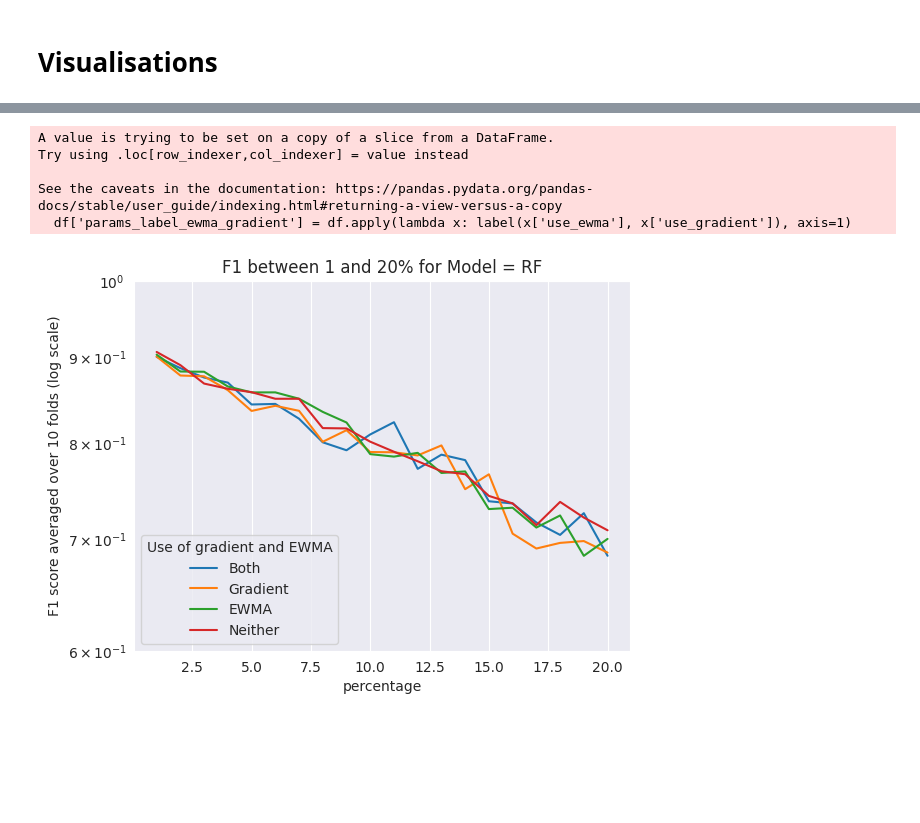
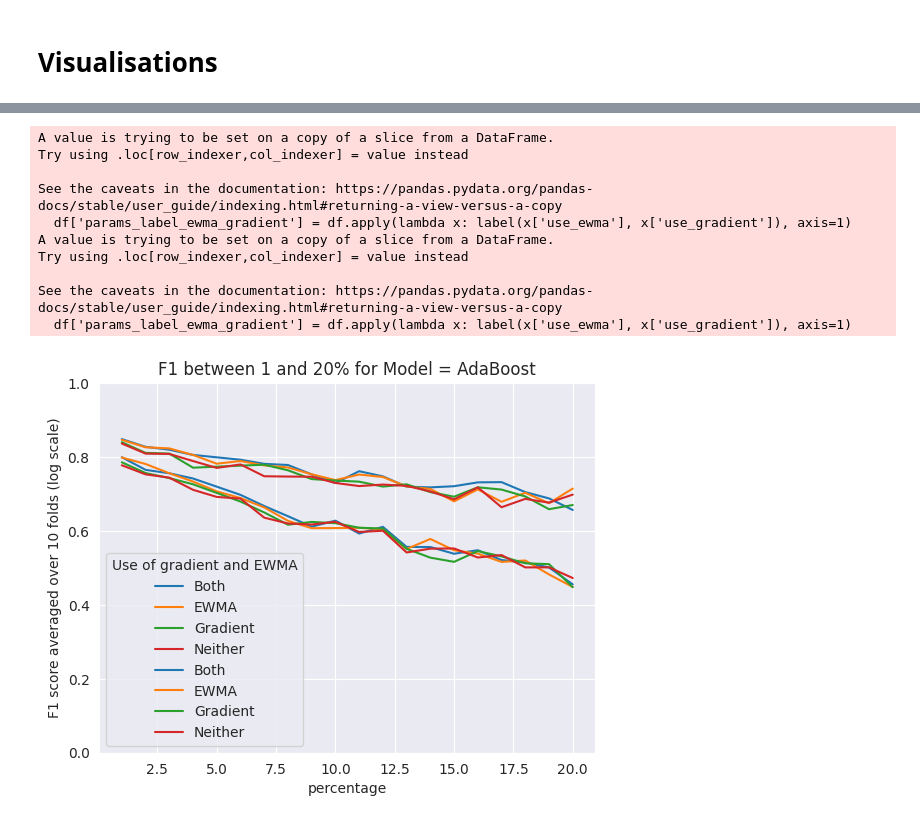
Before and after one commit to IDMP-B-2022/done-soon, a Jupyter notebook: notebooks/analysis.ipynb, the cells around one changed output, grey strips where cells are left out. Cells and saved outputs as stored; diff of their text form; code cells hidden in the pictures; blank space fills up the shorter version.

```diff
--- a/notebooks/analysis.ipynb
+++ b/notebooks/analysis.ipynb
@@ -45,0 +87,18 @@ data, per_problem = parse_files(Path('./analysis'))
+# %%
+def select_hyperparameters(df, best=True):
+    grouped = df.groupby(['percentage', 'model', 'use_ewma', 'use_gradient', 'hyperparameter_hash'])[
+        'f1'].mean().reset_index()
+    resulting_f1 = grouped.groupby(['percentage', 'model', 'use_ewma', 'use_gradient'])['f1'].idxmax() if best else \
+        grouped.groupby(['percentage', 'model', 'use_ewma', 'use_gradient'])['f1'].idxmin()
+
+    max_f1_rows = grouped.loc[resulting_f1]
+
+    result_df = pd.merge(df, max_f1_rows[['percentage', 'model', 'use_ewma', 'use_gradient', 'hyperparameter_hash']],
+                         on=['percentage', 'model', 'use_ewma', 'use_gradient', 'hyperparameter_hash'],
+                         how='inner')
+
+    return result_df
+
+
+best_selected_models = select_hyperparameters(data)
+worst_selected_models = select_hyperparameters(data, best=False)
@@ -94,27 +193,48 @@ See the caveats in the documentation: https://pandas.pydata.org/pandas-docs/stab
 # %%
 def plot_average_performance_between_percentages_inclusive(data_df, model, min_p, max_p):
     model_only = data_df[data_df['model'] == model]
 
+    hues = ['Both', 'EWMA', 'Gradient', 'Neither']
+
     labels_added = label_ewma_and_gradients(model_only)
     labels_added = labels_added[
-        labels_added['params_label_ewma_gradient'].isin(['Both', 'Neither', 'EWMA', 'Gradient'])]
+        labels_added['params_label_ewma_gradient'].isin(hues)]
 
-    seaborn.lineplot(data=labels_added, x='percentage', y='f1', hue='params_label_ewma_gradient', errorbar=None).set(
+    seaborn.lineplot(data=labels_added, x='percentage', y='f1', hue='params_label_ewma_gradient', errorbar=None,
+                     hue_order=hues).set(
         title=f"F1 between {min_p} and {max_p}% for Model = {model}",
-        ylabel="F1 score averaged over 10 folds (log scale)", yscale='log')
+        ylabel="F1 score averaged over 10 folds (log scale)")
     plt.legend(title='Use of gradient and EWMA', loc='lower left')
 
-    plt.ylim(0.6, 1)
+    plt.ylim(0, 1)
 
 
-plot_average_performance_between_percentages_inclusive(data, 'RF', 1, 20)
+def plot_best_and_worst(best, worst, model):
+    plot_average_performance_between_percentages_inclusive(best, model, 1, 20)
+    plot_average_performance_between_percentages_inclusive(worst, model, 1, 20)
+    plt.show()
+
+plot_best_and_worst(best_selected_models, worst_selected_models, 'AdaBoost')
+# plot_average_performance_between_percentages_inclusive(best_selected_models, 'ET', 1, 20)
+# plot_average_performance_between_percentages_inclusive(best_selected_models, 'MLP', 1, 20)
+# plot_average_performance_between_percentages_inclusive(best_selected_models, 'DUM', 1, 20)
+#
+# plot_average_performance_between_percentages_inclusive(best_selected_models, 'AdaBoost', 1, 20)
+# plot_average_performance_between_percentages_inclusive(best_selected_models, 'ET', 1, 20)
+# plot_average_performance_between_percentages_inclusive(best_selected_models, 'MLP', 1, 20)
+# plot_average_performance_between_percentages_inclusive(best_selected_models, 'DUM', 1, 20)
 # %% [output]
 A value is trying to be set on a copy of a slice from a DataFrame.
 Try using .loc[row_indexer,col_indexer] = value instead
 
 See the caveats in the documentation: https://pandas.pydata.org/pandas-docs/stable/user_guide/indexing.html#returning-a-view-versus-a-copy
   df['params_label_ewma_gradient'] = df.apply(lambda x: label(x['use_ewma'], x['use_gradient']), axis=1)
+A value is trying to be set on a copy of a slice from a DataFrame.
+Try using .loc[row_indexer,col_indexer] = value instead
+
+See the caveats in the documentation: https://pandas.pydata.org/pandas-docs/stable/user_guide/indexing.html#returning-a-view-versus-a-copy
+  df['params_label_ewma_gradient'] = df.apply(lambda x: label(x['use_ewma'], x['use_gradient']), axis=1)
-[figure, old version]
+[figure, new version]
 # %%
 def scatterplot_length_vs_correct_per_problem(data_df, model, use_ewma, use_gradient):
     x = 5
```
Also changed, not shown: parts of 9 cells of this notebook.
